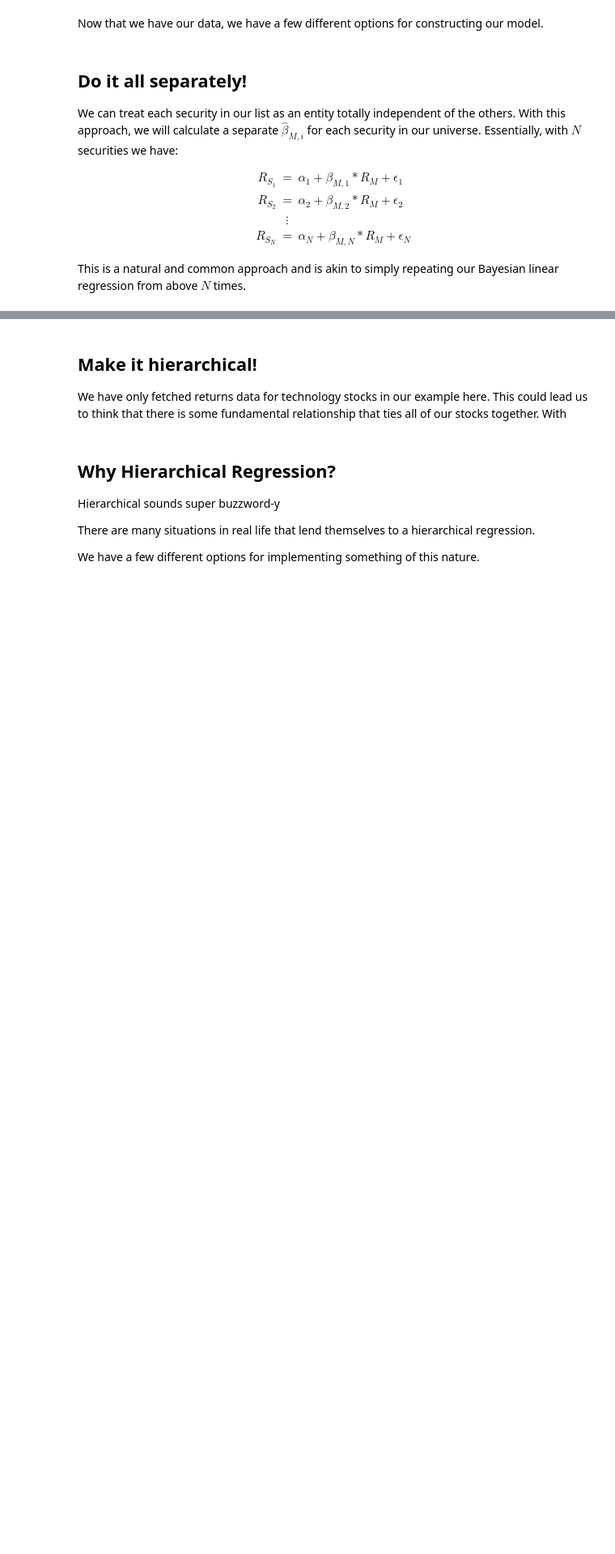
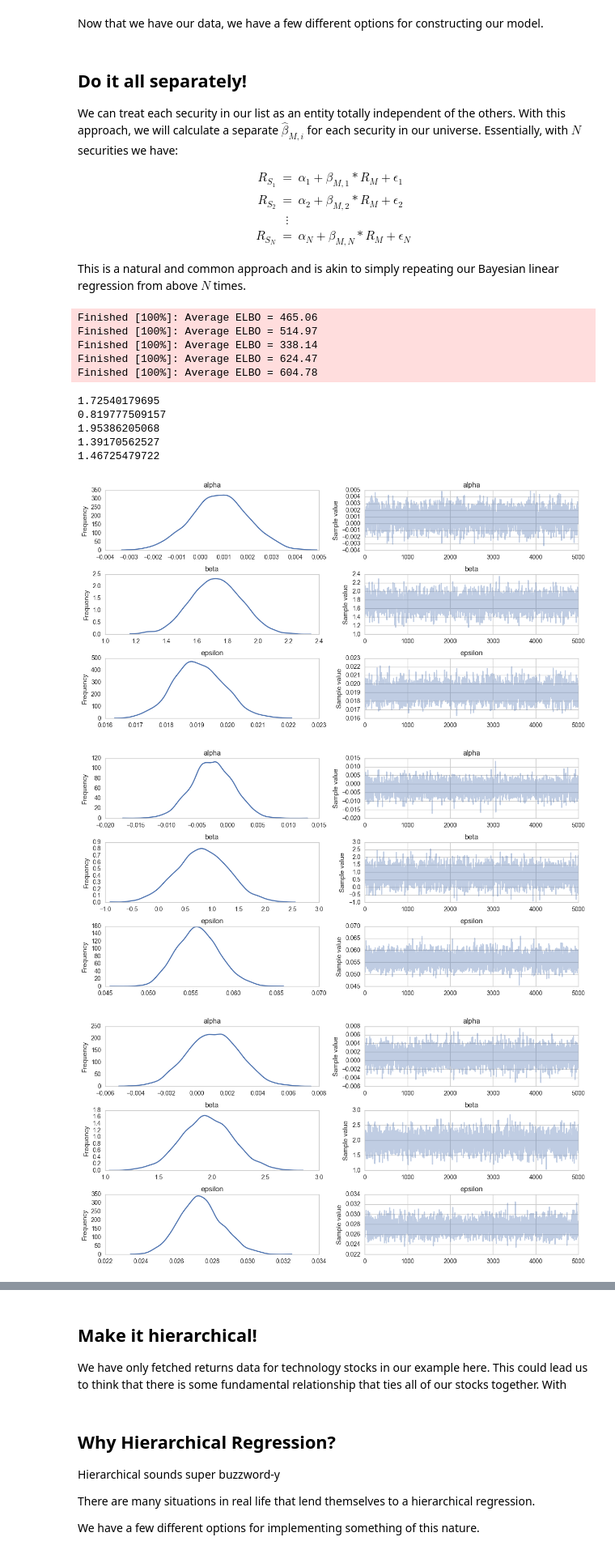
Before and after one commit to pydata/pydata-cookbook, a Jupyter notebook: papers/maxwell_margenot/bayesian_linear_regression.ipynb, the cells around one changed output, grey strips where cells are left out. Shown at 81% size. Saved outputs shown, nothing was run; the diff lists cells and outputs as text; code cells hidden in the pictures; blank space fills up the shorter version.

```diff
--- a/papers/maxwell_margenot/bayesian_linear_regression.ipynb
+++ b/papers/maxwell_margenot/bayesian_linear_regression.ipynb
@@ -360,3 +358,54 @@ R_{S_N} &=& \alpha_N + \beta_{M,N} * R_M + \epsilon_N
 \end{eqnarray*}
 
 This is a natural and common approach and is akin to simply repeating our Bayesian linear regression from above $N$ times.
+# %%
+indiv_traces = {}
+for symbol in stocks:
+    # Select subset of data belonging to county
+    s_data = returns.ix[returns.Symbol == symbol]
+    s_spy = s_data.SPY
+
+    with pm.Model() as individual:
+        # Intercept prior (variance == sd**2)
+        a = pm.Normal('alpha', mu=0, sd=100**2)
+        # Slope prior
+        b = pm.Normal('beta', mu=0, sd=100**2)
+
+        # Model error prior
+        e = pm.Uniform('epsilon', lower=0, upper=10)
+
+        # Data likelihood
+        exposure_likelihood = pm.Normal('exposure_likelihood',
+                                        mu=(a + b * s_spy),
+                                        sd=e,
+                                        observed=s_data.Returns.values)
+
+        # Inference button (TM)!
+        mu, sds, elbo = pm.variational.advi(n=100000)
+        step = pm.NUTS(scaling=individual.dict_to_array(sds)**2, is_cov=True)
+        trace = pm.sample(5000, step=step, start=mu)
+
+    # keep trace for later analysis
+    indiv_traces[symbol] = trace
+# %% [output]
+Finished [100%]: Average ELBO = 465.06
+Finished [100%]: Average ELBO = 514.97
+Finished [100%]: Average ELBO = 338.14
+Finished [100%]: Average ELBO = 624.47
+Finished [100%]: Average ELBO = 604.78
+# %%
+for symbol in indiv_traces:
+    print(indiv_traces[symbol]['beta'].mean())
+# %% [output]
+1.72540179695
+0.819777509157
+1.95386205068
+1.39170562527
+1.46725479722
+# %%
+for symbol in indiv_traces:
+    pm.traceplot(indiv_traces[symbol]);
+# %% [output]
+[figure, added]
+[figure, added]
+[figure, added]
```
Also changed, not shown: parts of 25 cells of this notebook.
